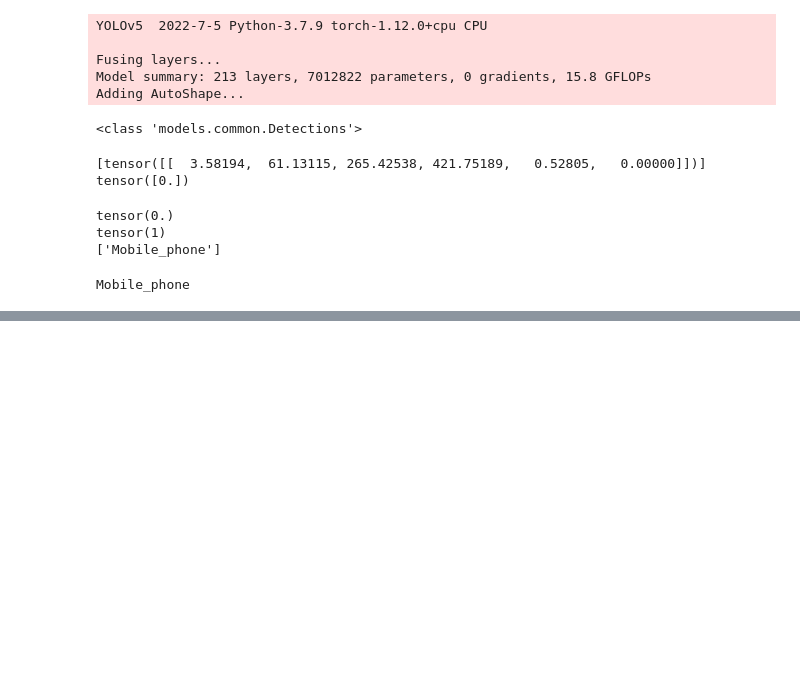
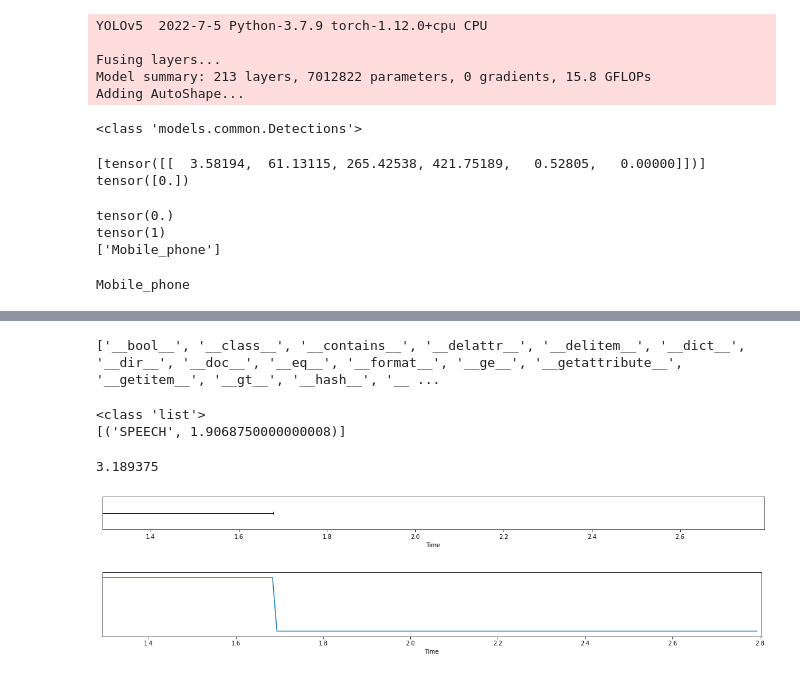
Before and after one commit to rukon023/ExamProctoringSystem, a Jupyter notebook: ModuleTest.ipynb, the cells around one changed output, grey strips where cells are left out. Cells and saved outputs as stored; diff of their text form; code cells hidden in the pictures; blank space fills up the shorter version.

Commit message:
minor changes in Voice Detection Module

```diff
--- a/ModuleTest.ipynb
+++ b/ModuleTest.ipynb
@@ -345,0 +359,3 @@ Mobile_phone
+# %%
+test_data_path = r"F:\ExamProctoringSystem\VoiceAcitivityDetection\test_data\temp_output_speech.wav"
+vad = Pipeline.from_pretrained("pyannote/voice-activity-detection")
@@ -345,0 +408,27 @@ Mobile_phone
+# %%
+
+sample_rate = 16000
+seconds = 5
+for i in range(3, 0, -1):
+    print(f"Recording in {i}")
+    time.sleep(0.5)
+print(f"Recording...")
+
+myrecording = sd.rec(int(seconds * sample_rate),
+                        samplerate=sample_rate, channels=1)
+# wait until recording is finished
+sd.wait()
+print("Recording finished!")
+myrecording = np.reshape(myrecording, (1, 80000))
+print(myrecording.shape)
+myrecording = torch.from_numpy(myrecording)
+
+# waveform, sample_rate = torchaudio.load(test_data_path)
+# # print(type(waveform))
+# print(waveform.shape)
+# print(waveform)
+
+audio_in_memory = {"waveform": myrecording, "sample_rate": sample_rate}
+output = vad(audio_in_memory)
+print("="*100)
+print(output.get_timeline().support())
@@ -345,0 +445,22 @@ Mobile_phone
+# %%
+print(dir(output))
+# %% [output]
+['__bool__', '__class__', '__contains__', '__delattr__', '__delitem__', '__dict__', '__dir__', '__doc__', '__eq__', '__format__', '__ge__', '__getattribute__', '__getitem__', '__gt__', '__hash__', '__ ...
+# %%
+print(type(output.chart()))
+print(output.chart())
+# %% [output]
+<class 'list'>
+[('SPEECH', 1.9068750000000008)]
+# %%
+output.label_duration("SPEECH")
+# %% [output]
+3.189375
+# %%
+output.get_timeline()
+# %% [output]
+[figure, added]
+# %%
+output.discretize()
+# %% [output]
+[figure, added]
```
Also changed, not shown: parts of 7 cells of this notebook, 1 other file.
